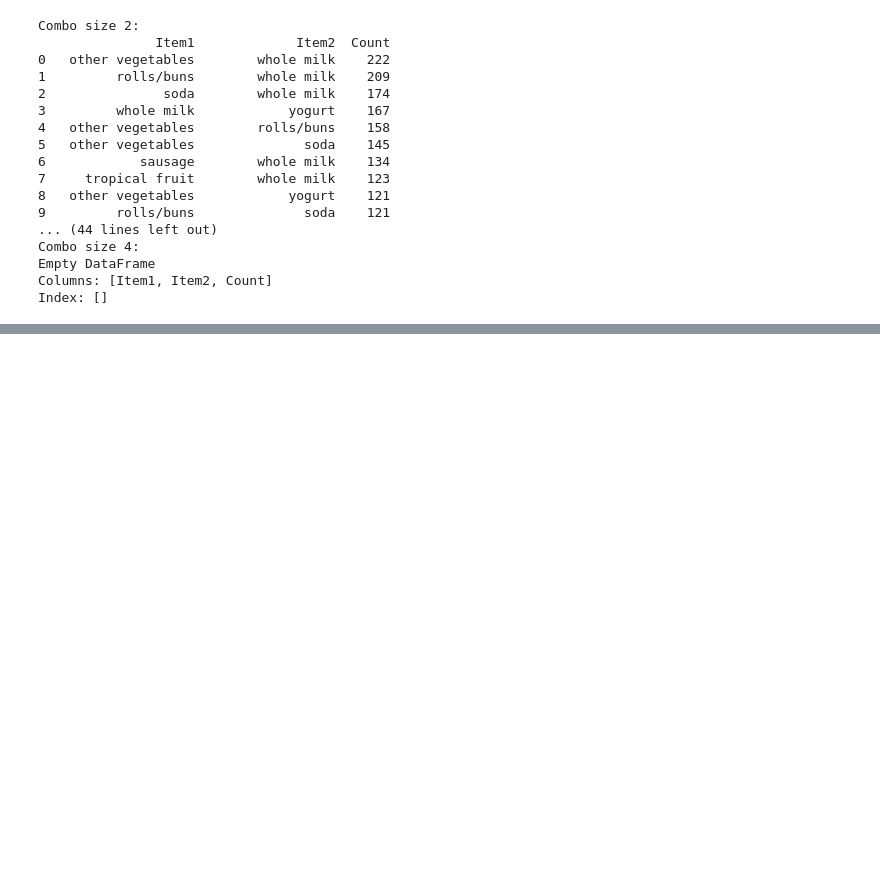
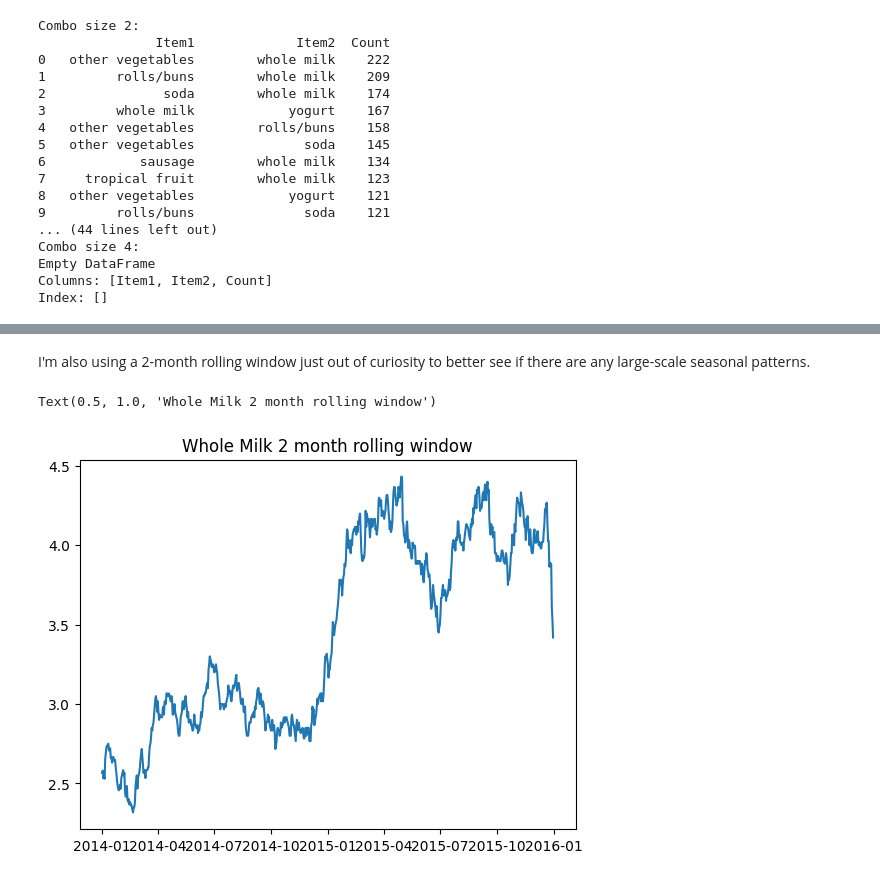
Before and after one commit to AvilashaHaldar/AJH_Kaggle_Apriori, a Jupyter notebook: apriori-analysis-of-grocery-baskets.ipynb, the cells around one changed output, grey strips where cells are left out. Cells and saved outputs as stored; diff of their text form; code cells hidden in the pictures; blank space fills up the shorter version.

```diff
--- a/apriori-analysis-of-grocery-baskets.ipynb
+++ b/apriori-analysis-of-grocery-baskets.ipynb
@@ -295,0 +335,8 @@ From the looks of it, whole milk is incredibly popular and tends to be bought wi
+# %% [markdown]
+I'm also using a 2-month rolling window just out of curiosity to better see if there are any large-scale seasonal patterns.
+# %%
+plt.plot(whole_milk_groceries[["ItemCount"]].rolling(60, center=True, min_periods=1).mean())
+plt.title("Whole Milk 2 month rolling window")
+# %% [output]
+Text(0.5, 1.0, 'Whole Milk 2 month rolling window')
+[figure, added]
```
Also changed, not shown: parts of 15 cells of this notebook.
